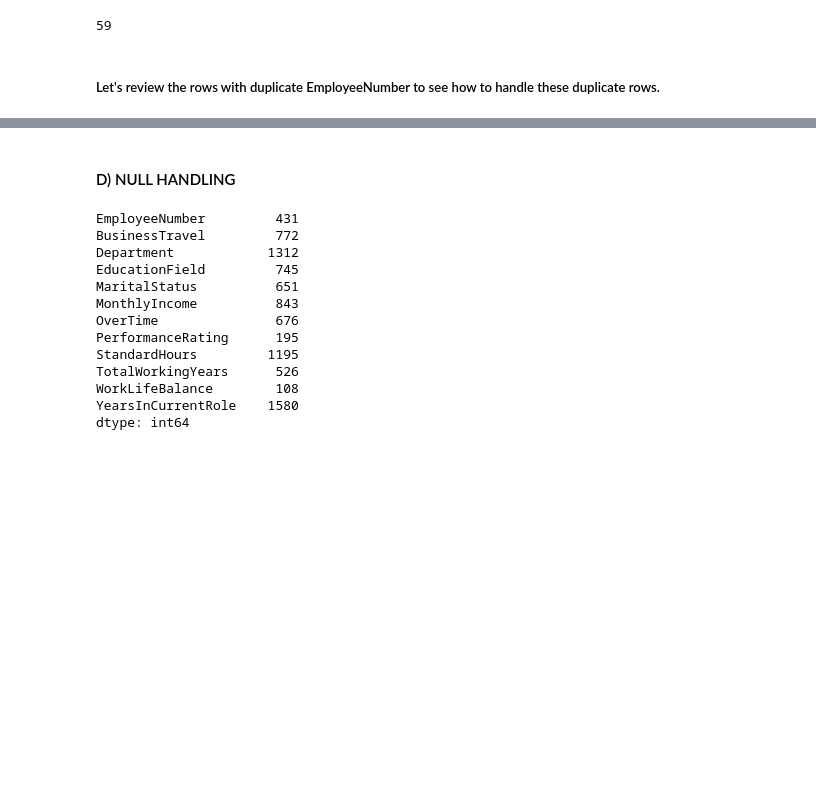
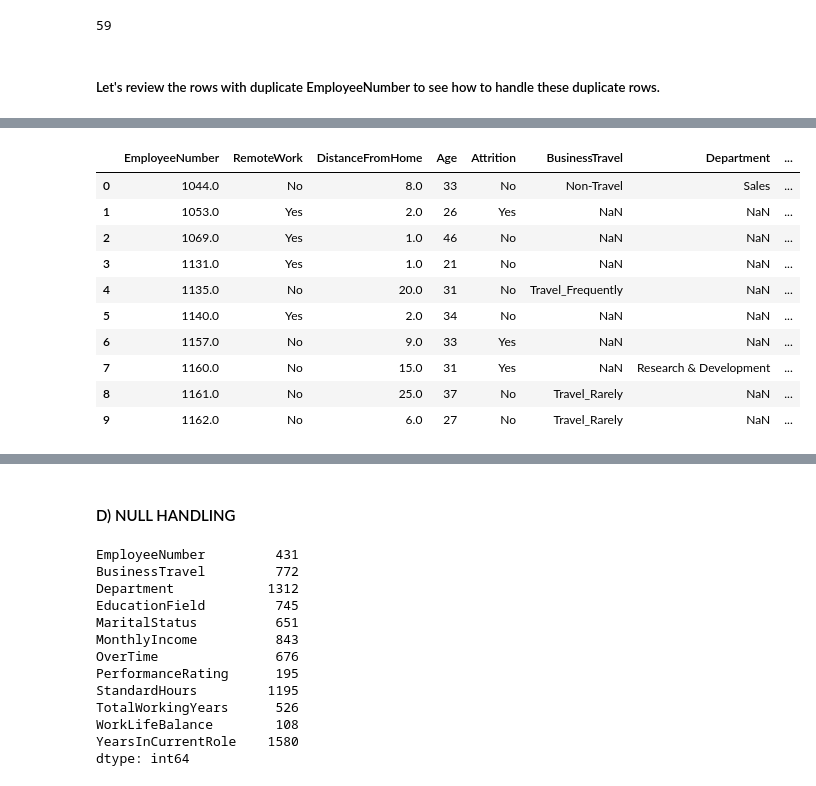
Before and after one commit to Adalab/proyecto-da-promo-b-modulo-3-team-1, a Jupyter notebook: EDA.ipynb, the cells around one changed output, grey strips where cells are left out. Cells and saved outputs as stored; diff of their text form; code cells hidden in the pictures; blank space fills up the shorter version.

Commit message:
Duplicates handling

```diff
--- a/EDA.ipynb
+++ b/EDA.ipynb
@@ -1020,6 +1013,0 @@ df_no_nulls_employee_number
-# %%
-# Ajustar la configuración para mostrar más filas
-pd.set_option('display.max_rows', None)
-
-# Mostrar todas las filas sin valores nulos en EmployeeNumber
-df_no_nulls_employee_number
@@ -1043,0 +1018,40 @@ df_no_nulls_employee_number
+# %%
+# Solution for the differences in ‘RemoteWork’ and Distance From Home
+def resolve_duplicates(group):
+    # For Remote Work: if there are differences, take the value ‘No’
+    if group['RemoteWork'].nunique() > 1:
+        remote_work_value = 'No'
+    else:
+        remote_work_value = group['RemoteWork'].iloc[0]  # If there is no difference, take the original value
+
+    # For Distance From Home: take the smaller value or average if the values are consistent
+    if group['DistanceFromHome'].nunique() > 1:
+        distance_value = group['DistanceFromHome'].min()  # Take the lower value
+    else:
+        distance_value = group['DistanceFromHome'].mean()  # Or the average if they are equal
+
+    # Return a combined row with the set values
+    return pd.Series({
+        'EmployeeNumber': group['EmployeeNumber'].iloc[0],
+        'RemoteWork': remote_work_value,
+        'DistanceFromHome': distance_value,
+        # Copy the rest of the columns
+        **group.drop(columns=['RemoteWork', 'DistanceFromHome']).iloc[0]
+    })
+
+# Group by EmployeeNumber and apply the function to resolve duplicates
+df_resolved = df_no_nulls_employee_number.groupby('EmployeeNumber').apply(resolve_duplicates).reset_index(drop=True)
+
+df_resolved.head(10)
+# %% [output]
+|  | EmployeeNumber | RemoteWork | DistanceFromHome | Age | Attrition | BusinessTravel | Department | ... |
+| 0 | 1044.0 | No | 8.0 | 33 | No | Non-Travel | Sales | ... |
+| 1 | 1053.0 | Yes | 2.0 | 26 | Yes | NaN | NaN | ... |
+| 2 | 1069.0 | Yes | 1.0 | 46 | No | NaN | NaN | ... |
+| 3 | 1131.0 | Yes | 1.0 | 21 | No | NaN | NaN | ... |
+| 4 | 1135.0 | No | 20.0 | 31 | No | Travel_Frequently | NaN | ... |
+| 5 | 1140.0 | Yes | 2.0 | 34 | No | NaN | NaN | ... |
+| 6 | 1157.0 | No | 9.0 | 33 | Yes | NaN | NaN | ... |
+| 7 | 1160.0 | No | 15.0 | 31 | Yes | NaN | Research & Development | ... |
+| 8 | 1161.0 | No | 25.0 | 37 | No | Travel_Rarely | NaN | ... |
+| 9 | 1162.0 | No | 6.0 | 27 | No | Travel_Rarely | NaN | ... |
```
Also changed, not shown: parts of 13 cells of this notebook.
